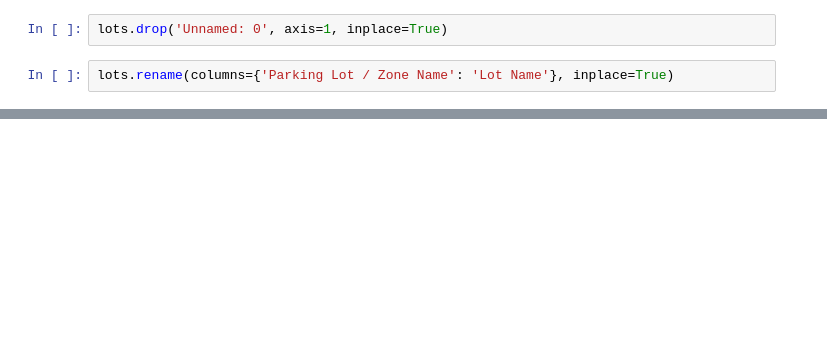
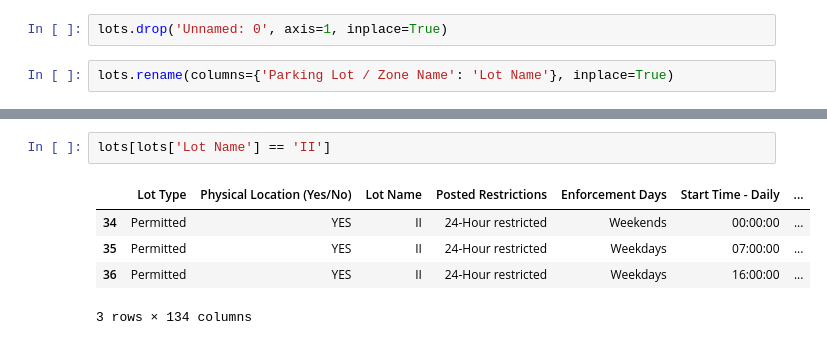
Before and after one commit to Thilak-cm/IC25-Hackathon, a Jupyter notebook: test.ipynb, the cells around one changed output, grey strips where cells are left out. Drawn from its saved outputs; the diff is of its cells as text; blank space fills up the shorter version.

```diff
--- a/test.ipynb
+++ b/test.ipynb
@@ -172,0 +208,8 @@ lots.to_csv('data/Lots & Permissions CH3.csv', index=False)
+# %%
+lots[lots['Lot Name'] == 'II']
+# %% [output]
+|  | Lot Type | Physical Location (Yes/No) | Lot Name | Posted Restrictions | Enforcement Days | Start Time - Daily | ... |
+| 34 | Permitted | YES | II | 24-Hour restricted | Weekends | 00:00:00 | ... |
+| 35 | Permitted | YES | II | 24-Hour restricted | Weekdays | 07:00:00 | ... |
+| 36 | Permitted | YES | II | 24-Hour restricted | Weekdays | 16:00:00 | ... |
+3 rows × 134 columns
```
Also changed, not shown: parts of 29 cells of this notebook, 5 other files.
